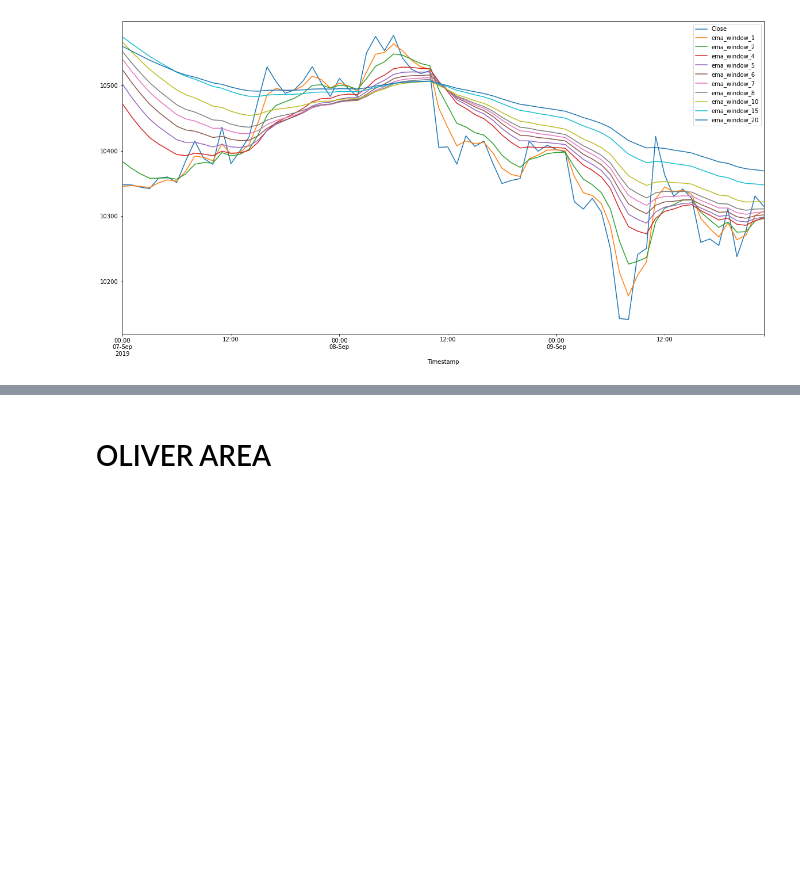
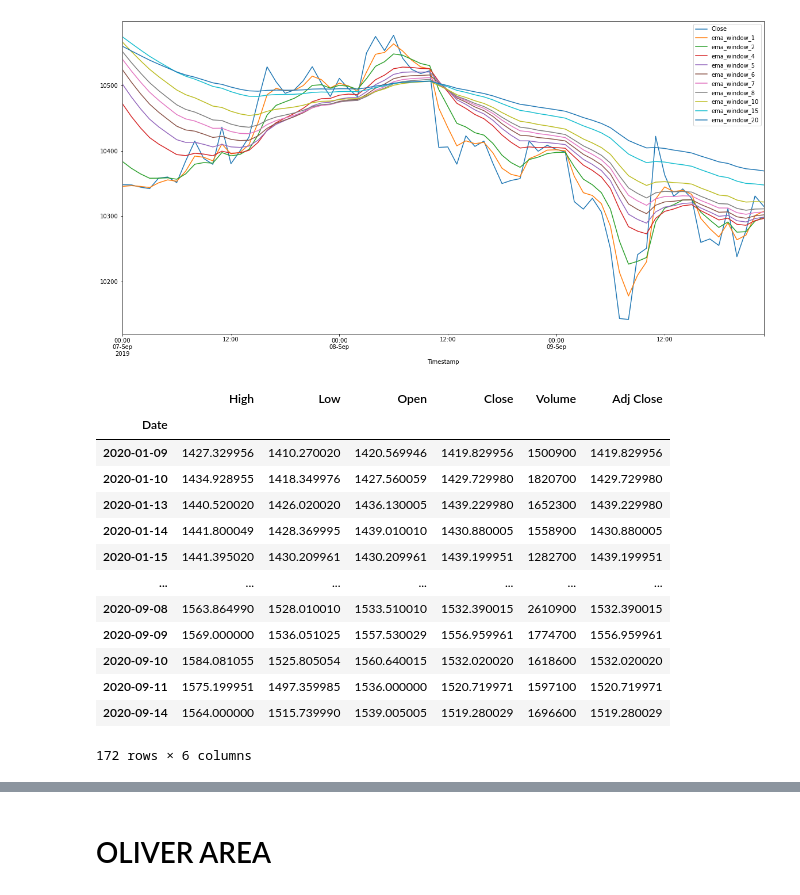
Before and after one commit to aylwarda/algo-tradegator, a Jupyter notebook: Train/algo-tradegotor.ipynb, the cells around one changed output, grey strips where cells are left out. Cells and saved outputs as stored; diff of their text form; code cells hidden in the pictures; blank space fills up the shorter version.

```diff
--- a/Train/algo-tradegotor.ipynb
+++ b/Train/algo-tradegotor.ipynb
@@ -281,11 +281,23 @@ base_df['09-07-19':'09-09-19'][['Close', 'ema_window_1', 'ema_window_2', 'ema_wi
 <AxesSubplot:xlabel='Timestamp'>
 [figure]
 # %%
-#  Quick datareader test
+# Quick datareader test
 #from pandas_datareader import data
 #goog = data.DataReader('GOOG', start='2020', end='2021', data_source='yahoo')
 #goog.tail()
 goog['01-09-20':'14-09-20']
-
-#btc = data.DataReader('BTC-USD', start='2020', end='2021', data_source='yahoo')
-btc.tail()
+# %% [output]
+|  | High | Low | Open | Close | Volume | Adj Close |
+| Date |  |  |  |  |  |  |
+| 2020-01-09 | 1427.329956 | 1410.270020 | 1420.569946 | 1419.829956 | 1500900 | 1419.829956 |
+| 2020-01-10 | 1434.928955 | 1418.349976 | 1427.560059 | 1429.729980 | 1820700 | 1429.729980 |
+| 2020-01-13 | 1440.520020 | 1426.020020 | 1436.130005 | 1439.229980 | 1652300 | 1439.229980 |
+| 2020-01-14 | 1441.800049 | 1428.369995 | 1439.010010 | 1430.880005 | 1558900 | 1430.880005 |
+| 2020-01-15 | 1441.395020 | 1430.209961 | 1430.209961 | 1439.199951 | 1282700 | 1439.199951 |
+| ... | ... | ... | ... | ... | ... | ... |
+| 2020-09-08 | 1563.864990 | 1528.010010 | 1533.510010 | 1532.390015 | 2610900 | 1532.390015 |
+| 2020-09-09 | 1569.000000 | 1536.051025 | 1557.530029 | 1556.959961 | 1774700 | 1556.959961 |
+| 2020-09-10 | 1584.081055 | 1525.805054 | 1560.640015 | 1532.020020 | 1618600 | 1532.020020 |
+| 2020-09-11 | 1575.199951 | 1497.359985 | 1536.000000 | 1520.719971 | 1597100 | 1520.719971 |
+| 2020-09-14 | 1564.000000 | 1515.739990 | 1539.005005 | 1519.280029 | 1696600 | 1519.280029 |
+172 rows × 6 columns
```
Also changed, not shown: parts of 6 cells of this notebook, 1 other file.
